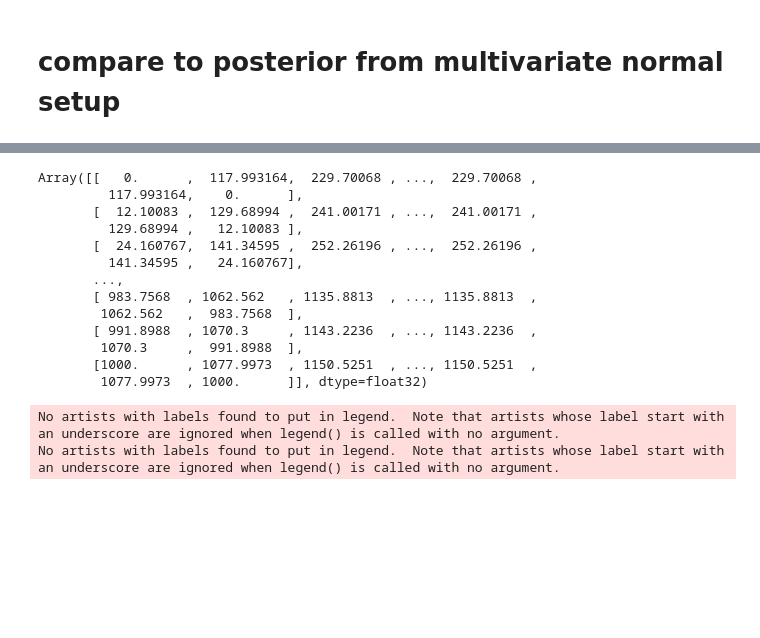
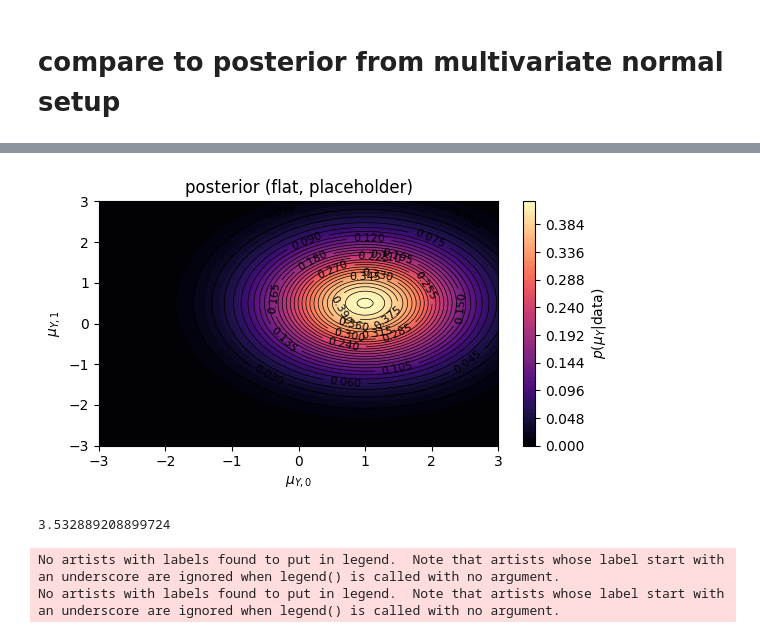
Before and after one commit to tlmakinen/degen_discovery, a Jupyter notebook: simple_problems/rosenbrock.ipynb, the cells around one changed output, grey strips where cells are left out. Cells and saved outputs as stored; diff of their text form; code cells hidden in the pictures; blank space fills up the shorter version.

```diff
--- a/simple_problems/rosenbrock.ipynb
+++ b/simple_problems/rosenbrock.ipynb
@@ -168,19 +184,58 @@ plt.show()
 # %%
-Z
+import numpy as np
+import matplotlib.pyplot as plt
+import jax
+
+sigmas = np.array([1.0, 1.0/10])
+
+sigmas = np.array([2.0, 1.0])
+sigmas = np.array([1.0, 1.0])
+
+n_d = 50
+
+
+def post_flat(ν0, ν1,
+         μ0=1.0,
+         μ1=0.5,
+         sigmas=sigmas, n_d=n_d):
+    sigma = 1
+    return - 0.5 * (((ν0 - μ0)**2 / sigma) + ((ν1 - μ1)**2 / sigma)) \
+                    - np.log((2*np.pi)) - 0.5*np.log(np.sqrt(sigmas[0] * sigmas[1] / n_d))
+
+
+# Sample data
+x = np.linspace(-3, 3, 100)
+y = np.linspace(-3, 3, 100)
+X, Y = np.meshgrid(x, y)
+Z = post_flat(X, Y)
+#Z -= Z.min()
+Z = np.exp(Z)
+
+#Z = np.log(Z + 1.0)
+
+# Create the filled contour plot
+plt.figure(figsize=(1.75*3.41, 3.41))
+contour = plt.contourf(X, Y, Z, levels=60, cmap='magma')  # levels can be int or list
+plt.colorbar(contour, label=r'$p(\mu_Y | \rm data)$')  # Add a color bar
+
+# Optional: add contour lines on top
+lines = plt.contour(X, Y, Z, levels=30, colors='black', linewidths=0.5)
+plt.clabel(lines, inline=True, fontsize=8)
+
+# Labels and title
+plt.xlabel(r'$\mu_{Y,0}$')
+plt.ylabel(r'$\mu_{Y,1}$')
+plt.title('posterior (flat, placeholder)')
+
+# Show plot
+plt.tight_layout()
+plt.show()
 # %% [output]
-Array([[   0.      ,  117.993164,  229.70068 , ...,  229.70068 ,
-         117.993164,    0.      ],
-       [  12.10083 ,  129.68994 ,  241.00171 , ...,  241.00171 ,
-         129.68994 ,   12.10083 ],
-       [  24.160767,  141.34595 ,  252.26196 , ...,  252.26196 ,
-         141.34595 ,   24.160767],
-       ...,
-       [ 983.7568  , 1062.562   , 1135.8813  , ..., 1135.8813  ,
-        1062.562   ,  983.7568  ],
-       [ 991.8988  , 1070.3     , 1143.2236  , ..., 1143.2236  ,
-        1070.3     ,  991.8988  ],
-       [1000.      , 1077.9973  , 1150.5251  , ..., 1150.5251  ,
-        1077.9973  , 1000.      ]], dtype=float32)
+[figure, added]
+# %%
+Z.max()
+# %% [output]
+3.532889208899724
 # %%
 num = 30
 
```
Also changed, not shown: parts of 4 cells of this notebook, 5 other files.
